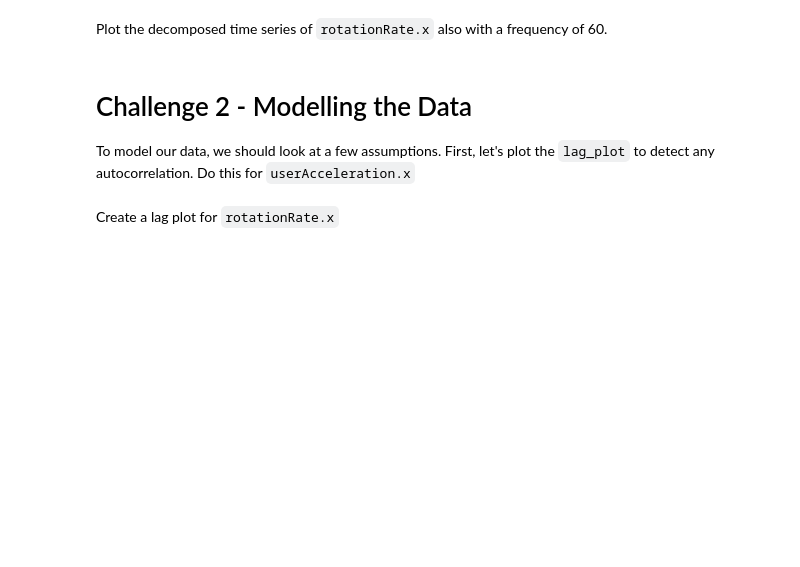
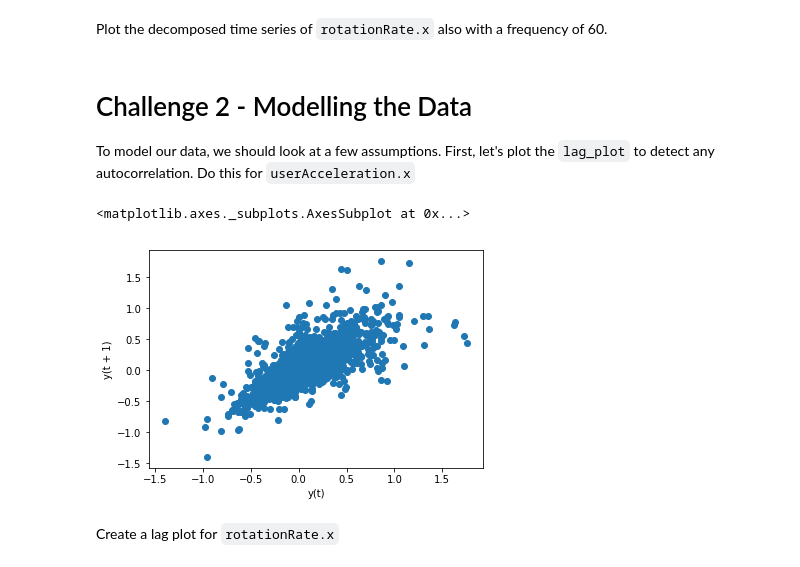
Before and after one commit to ironhack-datalabs/datamad0419, a Jupyter notebook: module-2/lab-time-series/your-code/main.ipynb, the cells around one changed output. Cells and saved outputs as stored; diff of their text form; code cells hidden in the pictures; blank space fills up the shorter version.

```diff
--- a/module-2/lab-time-series/your-code/main.ipynb
+++ b/module-2/lab-time-series/your-code/main.ipynb
@@ -125,2 +120,9 @@ To model our data, we should look at a few assumptions. First, let's plot the `l
+# %%
+from pandas.plotting import lag_plot
+
+lag_plot(sensor['userAcceleration.x'])
+# %% [output]
+<matplotlib.axes._subplots.AxesSubplot at 0x...>
+[figure, added]
 # %% [markdown]
 Create a lag plot for `rotationRate.x`
```
Also changed, not shown: parts of 12 cells of this notebook.
